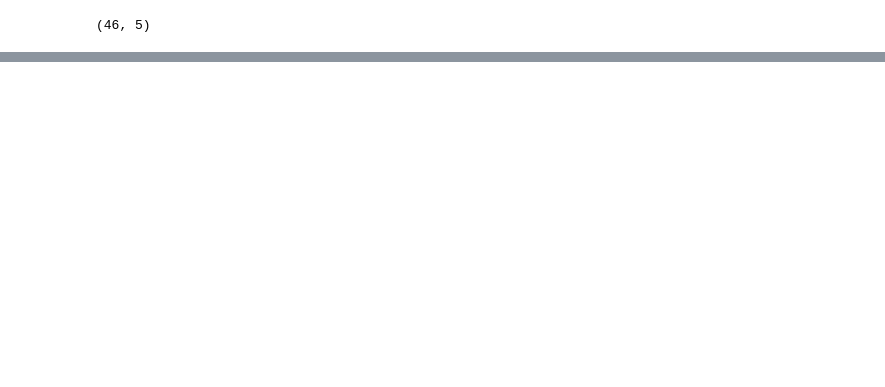
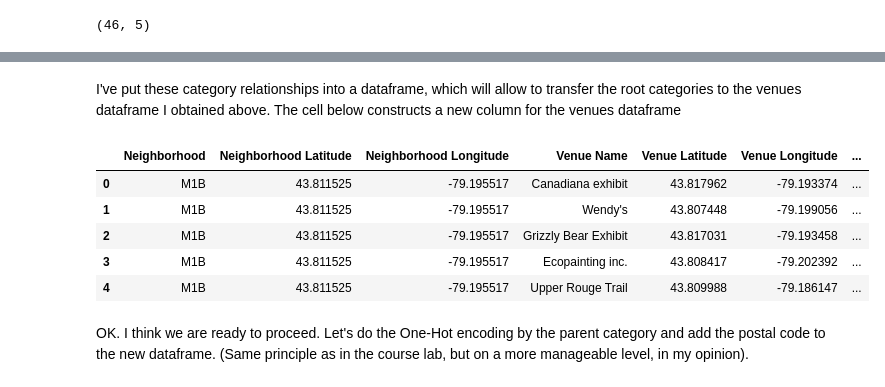
Before and after one commit to agutmanas/Coursera-IBM-Data-Science-Capstone, a Jupyter notebook: Toronto_neighbourhoods_from_Wiki.ipynb, the cells around one changed output, grey strips where cells are left out. Cells and saved outputs as stored; diff of their text form; code cells hidden in the pictures; blank space fills up the shorter version.

Commit message:
Part 3 completed.
I deleted the API credentials, but will regenerate the secret key after committing this.

Getting venues via Foursquare API and clustering neighbourhoods.

```diff
--- a/Toronto_neighbourhoods_from_Wiki.ipynb
+++ b/Toronto_neighbourhoods_from_Wiki.ipynb
@@ -540,0 +677,34 @@ nearby_venues.shape
+# %%
+def category_iterator(child_json, parent_name=None):
+    """
+    map each category to its top level parent.
+    Uses recursion to descent into deeper levels ("grandchildren, etc")
+    I.e., "Chinese Restaurant" should map to "Food"
+    return categories_dict (3 lists)
+    """
+    categories_dict = {
+        "parent_category": [],
+        "child_category": [],
+        "child_id": []
+    }
+
+    for p in child_json["categories"]:
+        if parent_name:
+            categories_dict["parent_category"].append(parent_name)
+        else:
+            categories_dict["parent_category"].append(p["name"])
+        categories_dict["child_category"].append(p["name"])
+        categories_dict["child_id"].append(p["id"])
+        if len(p["categories"])>0:
+            if parent_name:
+                recursive_dict = category_iterator(p, parent_name)
+            else:
+                recursive_dict = category_iterator(p, p["name"])
+            categories_dict["parent_category"].extend(recursive_dict["parent_category"])
+            categories_dict["child_category"].extend(recursive_dict["child_category"])
+            categories_dict["child_id"].extend(recursive_dict["child_id"])
+
+    return categories_dict
+# %%
+categories_df = pd.DataFrame(category_iterator(categories_json))
+categories_df.set_index("child_id", inplace=True)
@@ -540,0 +721,2 @@ nearby_venues.shape
+# %% [markdown]
+I've put these category relationships into a dataframe, which will allow to transfer the root categories to the venues dataframe I obtained above. The cell below constructs a new column for the venues dataframe
@@ -540,0 +729,11 @@ nearby_venues.shape
+# %%
+toronto_venues_by_postal_code.head()
+# %% [output]
+|  | Neighborhood | Neighborhood Latitude | Neighborhood Longitude | Venue Name | Venue Latitude | Venue Longitude | ... |
+| 0 | M1B | 43.811525 | -79.195517 | Canadiana exhibit | 43.817962 | -79.193374 | ... |
+| 1 | M1B | 43.811525 | -79.195517 | Wendy's | 43.807448 | -79.199056 | ... |
+| 2 | M1B | 43.811525 | -79.195517 | Grizzly Bear Exhibit | 43.817031 | -79.193458 | ... |
+| 3 | M1B | 43.811525 | -79.195517 | Ecopainting inc. | 43.808417 | -79.202392 | ... |
+| 4 | M1B | 43.811525 | -79.195517 | Upper Rouge Trail | 43.809988 | -79.186147 | ... |
+# %% [markdown]
+OK. I think we are ready to proceed. Let's do the One-Hot encoding by the parent category and add the postal code to the new dataframe. (Same principle as in the course lab, but on a more manageable level, in my opinion).
```
Also changed, not shown: parts of 66 cells of this notebook.
